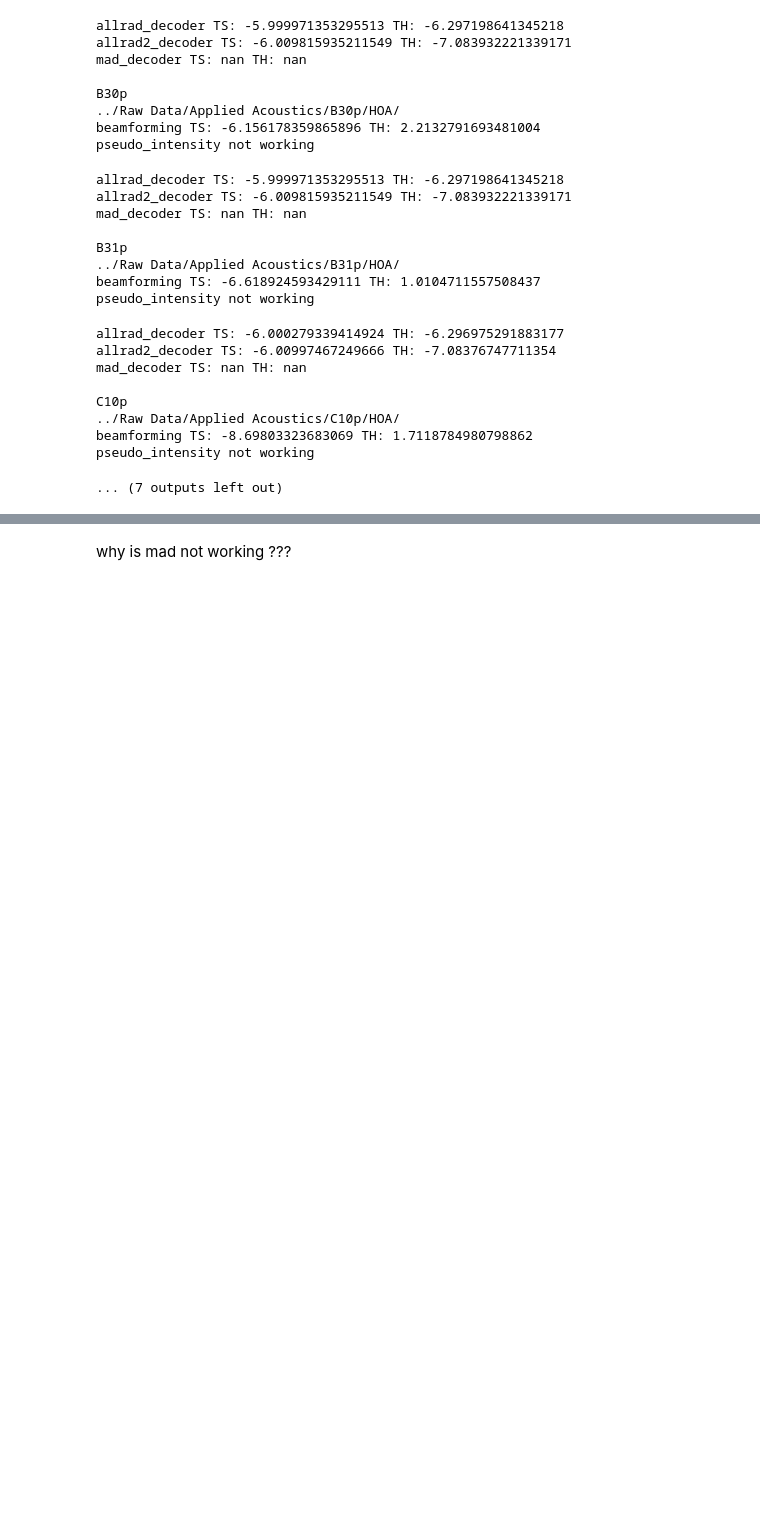
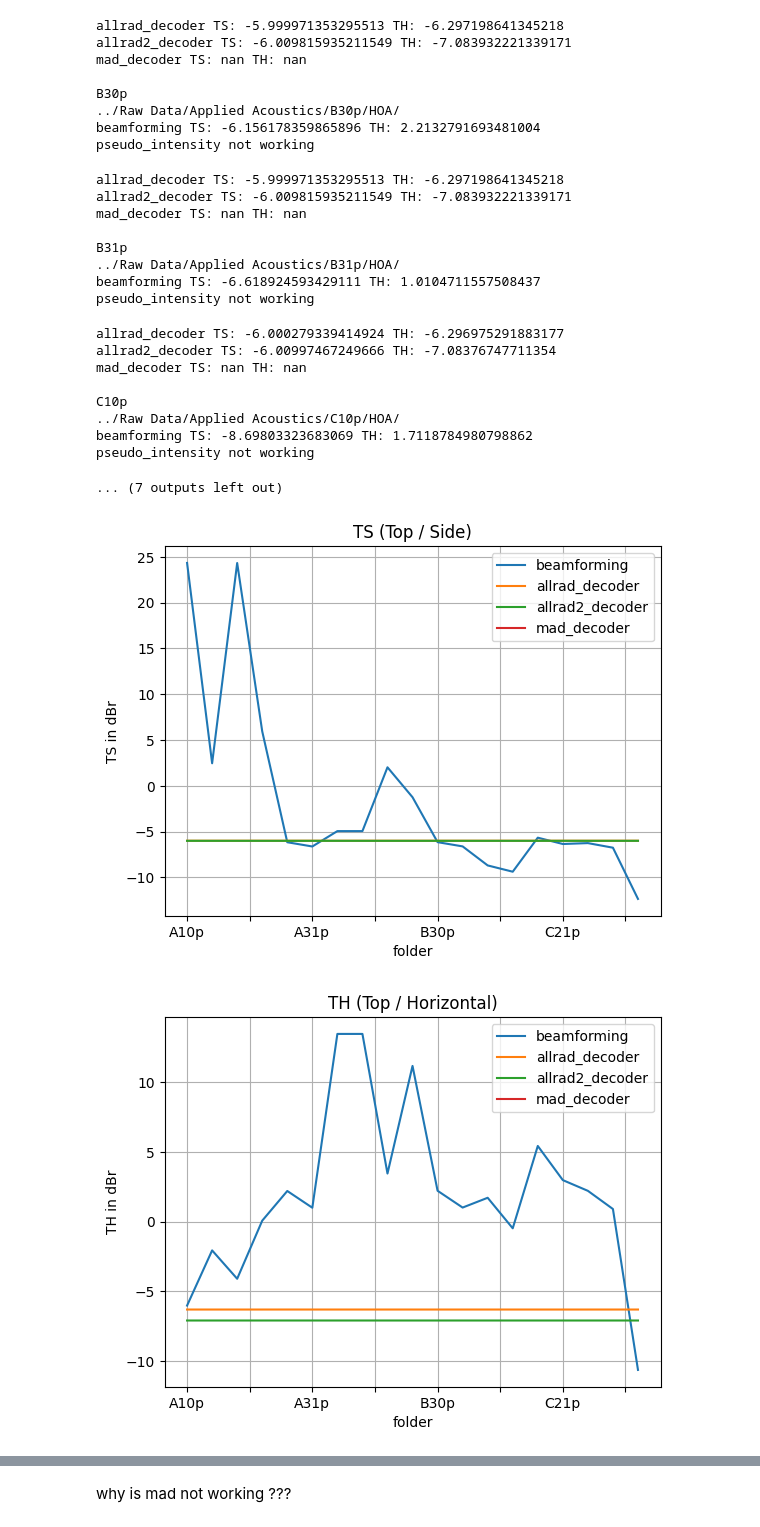
Before and after one commit to Floloffel/VAR-Project, a Jupyter notebook: Code/method_comparison.ipynb, the cells around one changed output, grey strips where cells are left out. Cells and saved outputs as stored; diff of their text form; code cells hidden in the pictures; blank space fills up the shorter version.

Commit message:
plot results

```diff
--- a/Code/method_comparison.ipynb
+++ b/Code/method_comparison.ipynb
@@ -158,3 +158,46 @@ with pd.ExcelWriter('../out/results.xlsx', engine='openpyxl') as writer:
     TS_results.to_excel(writer, sheet_name='TS')
     TH_results.to_excel(writer, sheet_name='TH')
     delta_results.to_excel(writer, sheet_name='delta')
+# %%
+# plot and save results
+
+TS_results.plot()
+plt.title('TS (Top / Side)')
+plt.xlabel('folder')
+plt.ylabel('TS in dBr')
+plt.grid()
+
+plt.savefig('../out/TS.png')
+plt.show()
+
+
+TH_results.plot()
+plt.title('TH (Top / Horizontal)')
+plt.xlabel('folder')
+plt.ylabel('TH in dBr')
+plt.grid()
+
+plt.savefig('../out/TH.png')
+plt.show()
+
+
+delta_results.plot()
+plt.title('Delta(TS - TH) per folder')
+plt.xlabel('folder')
+plt.ylabel('Delta in dBr')
+plt.grid()
+
+plt.savefig('../out/Delta.png')
+plt.show()
+
+
+delta_results.plot(kind='box')
+plt.title('Delta(TS - TH) Box plot')
+plt.xlabel('method')
+plt.ylabel('Delta in dBr')
+plt.grid()
+plt.savefig('../out/Delta_boxplot.png')
+plt.show()
+# %% [output]
+[figure, added]
+[figure, added]
```
Also changed, not shown: parts of 1 cell of this notebook, 1 other file.
